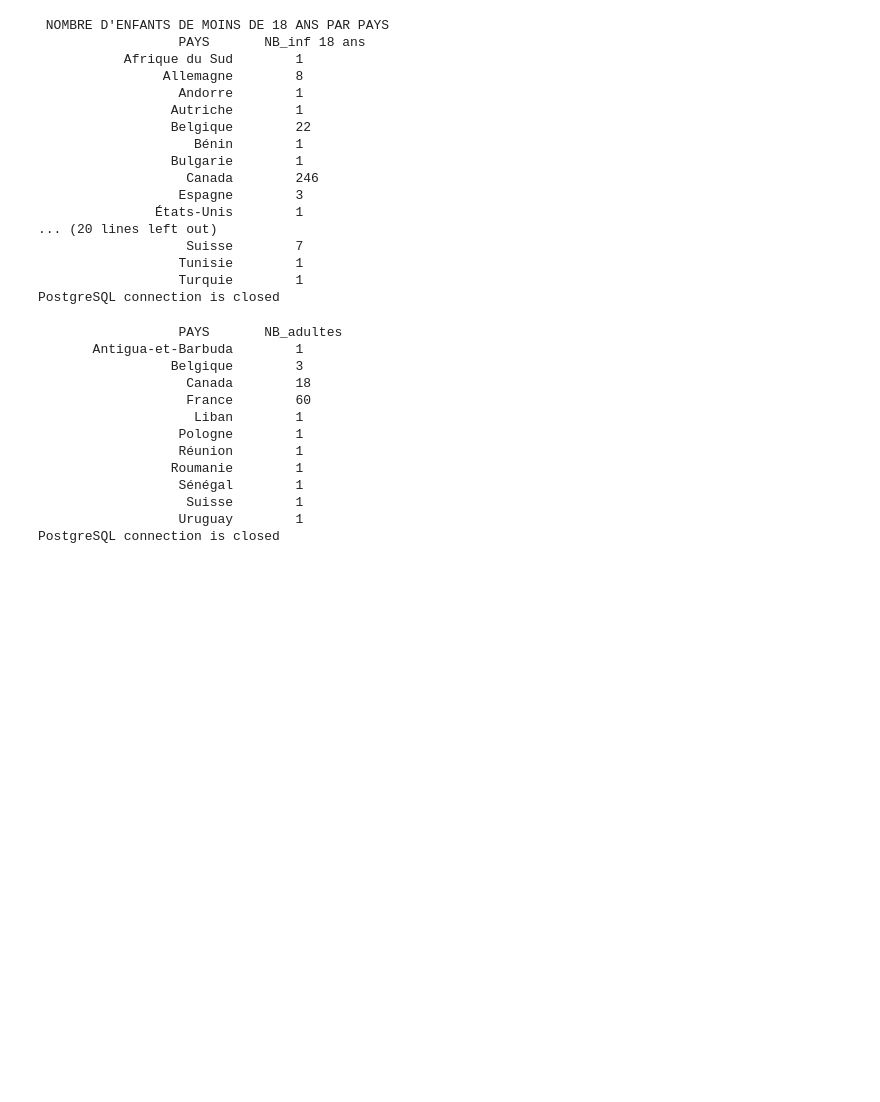
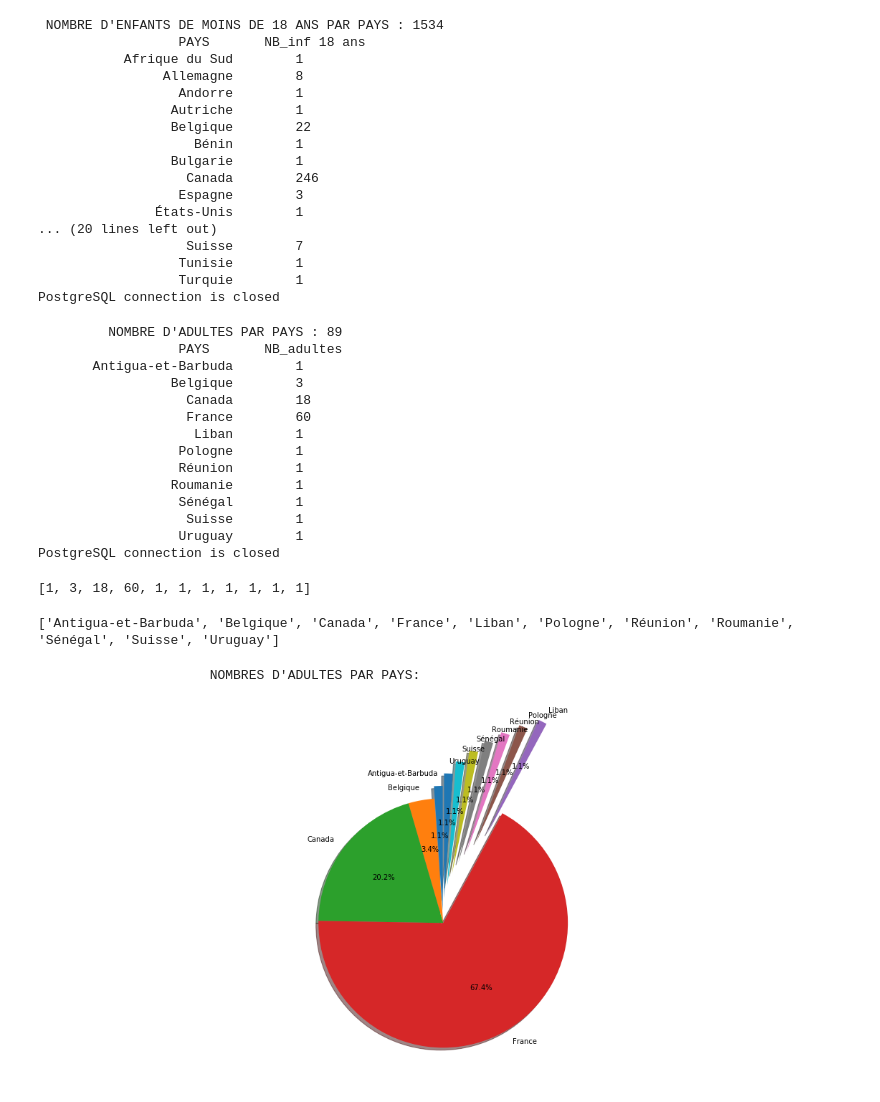
Before and after one commit to ZDubeau/santa-data-project, a Jupyter notebook: 9_adult_enfant_visualisation.ipynb, the cells around one changed output. Saved outputs shown, nothing was run; the diff lists cells and outputs as text; code cells hidden in the pictures; blank space fills up the shorter version.

Commit message:
update visualisation fichier 9 et test clef SSH

```diff
--- a/9_adult_enfant_visualisation.ipynb
+++ b/9_adult_enfant_visualisation.ipynb
@@ -57,7 +57,7 @@ rq_select_total='''
           ;
           '''
 
-cursor.execute(rq_select)
+cursor.execute(rq_select_total)
 res=cursor.fetchall()
 nbe_tot=cursor.rowcount
 
@@ -73,7 +73,7 @@ rq_select='''
 cursor.execute(rq_select)
 res=cursor.fetchall()
 
-print(" NOMBRE D'ENFANTS DE MOINS DE 18 ANS PAR PAYS ")
+print(" NOMBRE D'ENFANTS DE MOINS DE 18 ANS PAR PAYS :",nbe_tot)
 print('                  PAYS'.rjust(15),'      NB_inf 18 ans'.ljust(8))
 for row in res:
     print(str(row[1])[0:30].rjust(25),'       ',end='')
@@ -82,7 +82,7 @@ for row in res:
 cursor.close()
 deconnexion_DB(conn)
 # %% [output]
- NOMBRE D'ENFANTS DE MOINS DE 18 ANS PAR PAYS
+ NOMBRE D'ENFANTS DE MOINS DE 18 ANS PAR PAYS : 1534
                   PAYS       NB_inf 18 ans
            Afrique du Sud        1
                 Allemagne        8
@@ -103,7 +103,18 @@ PostgreSQL connection is closed
 #lles adultes par pays
 conn=connexion_DB("santa_data")
 cursor = conn.cursor()
+rq_select_total='''
+          SELECT
+              count(TE.ID_e)
+          FROM T_enfants as TE
+          where age >= 18 and TE.id_p is not null
+          group by id_e
+          ;
+          '''
 
+cursor.execute(rq_select_total)
+res=cursor.fetchall()
+nbe_tot1=cursor.rowcount
 rq_select='''
           SELECT
               count(TE.ID_p),pays
@@ -114,15 +125,17 @@ rq_select='''
           '''
 
 cursor.execute(rq_select)
-res=cursor.fetchall()
+res_1=cursor.fetchall()
+print("         NOMBRE D'ADULTES PAR PAYS :",nbe_tot1)
 print('                  PAYS'.rjust(15),'      NB_adultes'.ljust(8))
-for row in res:
+for row in res_1:
     print(str(row[1])[0:30].rjust(25),'       ',end='')
     print(str(row[0]).ljust(8))
 
 cursor.close()
 deconnexion_DB(conn)
 # %% [output]
+         NOMBRE D'ADULTES PAR PAYS : 89
                   PAYS       NB_adultes
        Antigua-et-Barbuda        1
                  Belgique        3
@@ -136,6 +149,47 @@ deconnexion_DB(conn)
                    Suisse        1
                   Uruguay        1
 PostgreSQL connection is closed
+# %%
+# liste lettres adultes
+liste_let=[]
+i = 0
+while i < 11:
+    liste_let.append(res_1[i][0])
+    i = i + 1
+
+print(liste_let)
+# %% [output]
+[1, 3, 18, 60, 1, 1, 1, 1, 1, 1, 1]
+# %%
+#liste pays adultes
+liste_pays=[]
+j = 0
+while j < 11:
+    liste_pays.append(res_1[j][1])
+    j = j + 1
+print(liste_pays)
+# %% [output]
+['Antigua-et-Barbuda', 'Belgique', 'Canada', 'France', 'Liban', 'Pologne', 'Réunion', 'Roumanie', 'Sénégal', 'Suisse', 'Uruguay']
+# %%
+import matplotlib.pyplot as plt
+import numpy as np
+import pandas as pd
+#name = ['Afrique du Sud','Allemagne','Andorre','Antigua-et-Barbuda','Autriche','Belgique','Bénin','Bulgarie','Canada','Espagne','États-Unis','France','Grande-Bretagne','Grèce','Guadeloupe','Guyane française','Haïti','Italie','Liban','Luxembourg','Maroc','Martinique','Maurice','Oman','Pakistan','Pays-Bas','Pologne','Portugal','Réunion','Roumanie','Saint-Pierre et Miquelon','Sénégal','Suisse','Tunisie','Turquie','Uruguay']
+#data = [1,7,1,1,1,27,1,1,267,3,2,1249,3,1,4,3,2,4,4,2,2,3,1,1,1,1,5,2,9,2,1,2,9,1,1,1]
+name = liste_pays
+data = liste_let
+print("                      NOMBRES D'ADULTES PAR PAYS: ")
+#ax3 = plt.subplot(288)
+fig = plt.figure(figsize=(20, 8))
+plt.axis('equal')
+explode=(0.1,0,0,0,0.8,0.7,0.6,0.5,0.4,0.3,0.2)
+plt.pie(data, explode=explode, labels=name, autopct='%1.1f%%', startangle=90, shadow=True)
+
+#ax3.margins(x=-0.49, y=-0.49)1,1,1,1,1,1,1,1,1,1,1,1,1,1,1,0.5,0.5,0.5
+plt.show()
+# %% [output]
+                      NOMBRES D'ADULTES PAR PAYS:
+[figure, added]
 # %%
 conn=connexion_DB("santa_data")
 cursor = conn.cursor()
```
Also changed, not shown: parts of 3 cells of this notebook.
